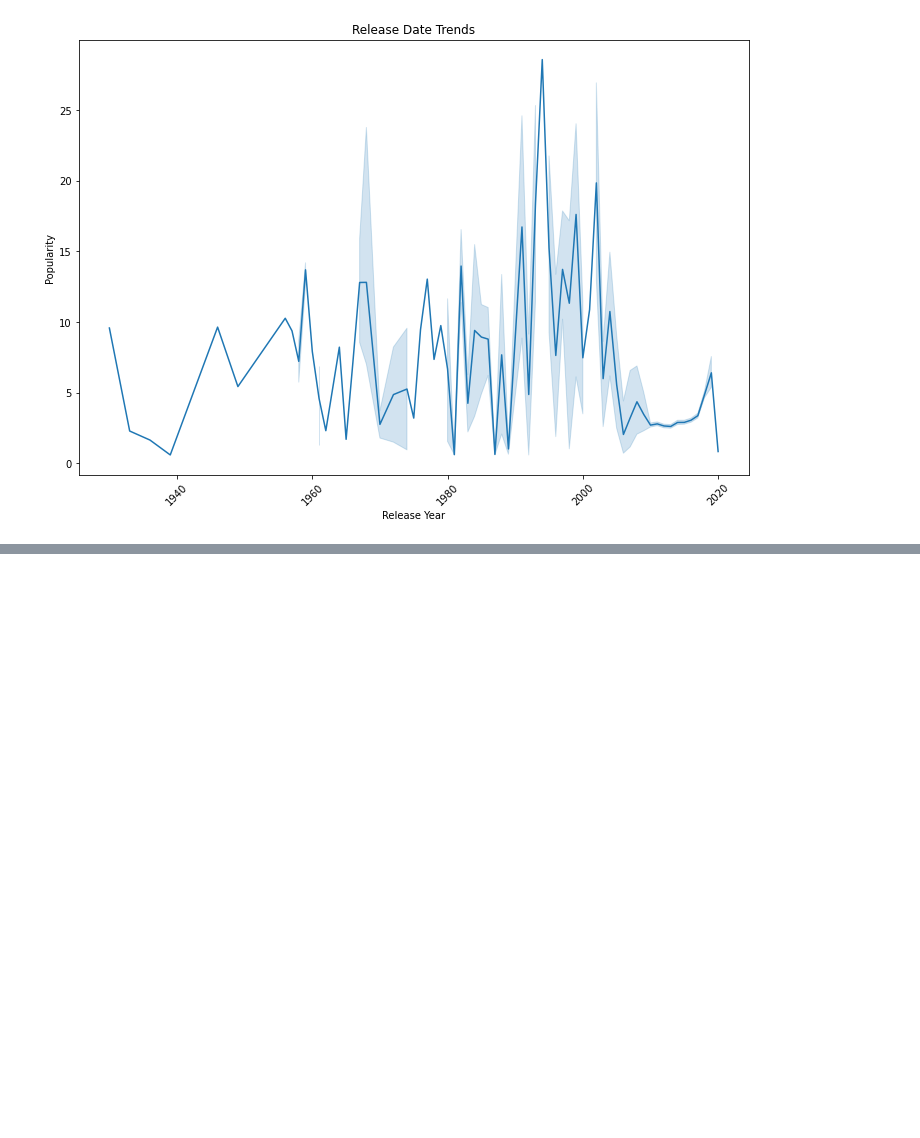
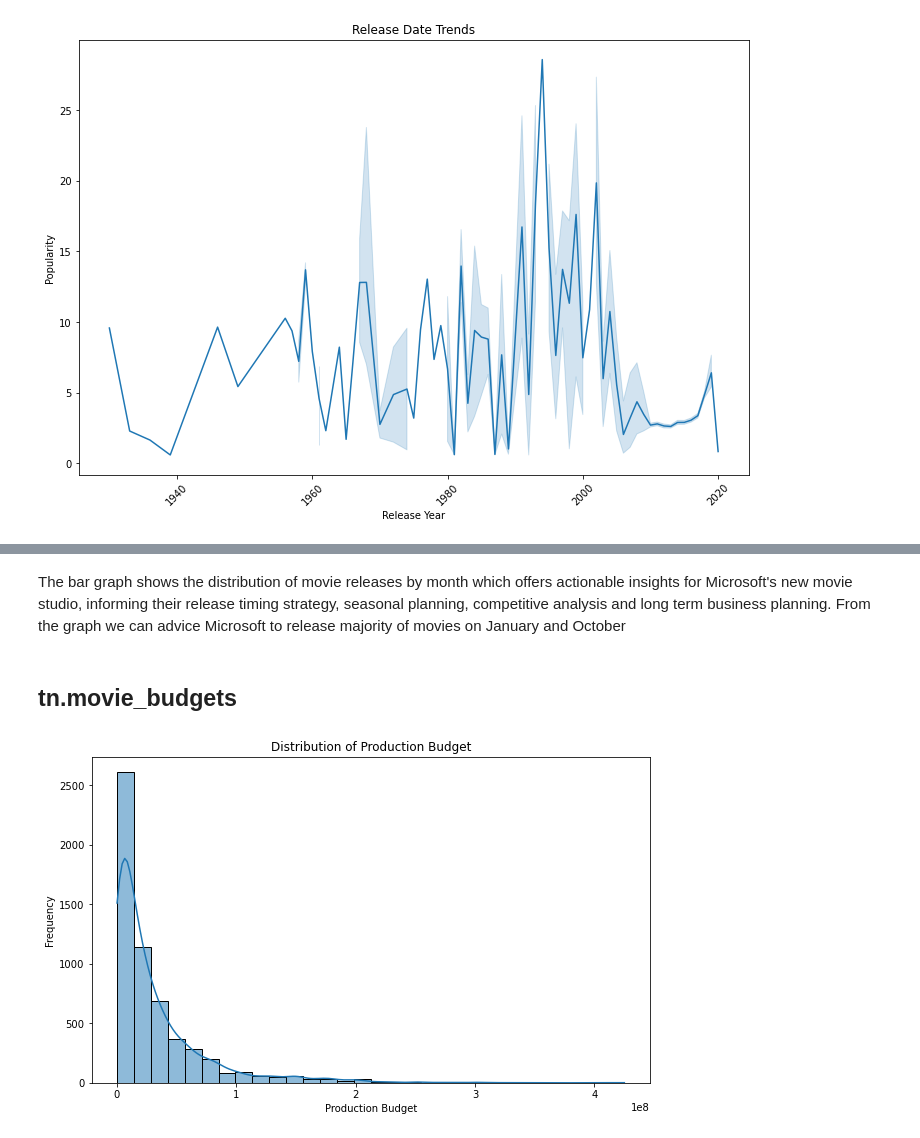
Before and after one commit to Harry-Atulah/dsc-phase-1-project-v2-4, a Jupyter notebook: student.ipynb, the cells around one changed output, grey strips where cells are left out. Cells and saved outputs as stored; diff of their text form; code cells hidden in the pictures; blank space fills up the shorter version.

```diff
--- a/student.ipynb
+++ b/student.ipynb
@@ -148,3 +148,15 @@ production_budget    0
 domestic_gross       0
 worldwide_gross      0
 dtype: int64
+# %%
+tn_df['domestic_gross'] = tn_df['domestic_gross'].str.replace('$', '')  # Remove dollar sign
+tn_df['domestic_gross'] = tn_df['domestic_gross'].str.replace(',', '')  # Remove commas
+tn_df['domestic_gross'] = pd.to_numeric(tn_df['domestic_gross'])
+# %%
+tn_df['production_budget'] = tn_df['production_budget'].str.replace('$', '')  # Remove dollar sign
+tn_df['production_budget'] = tn_df['production_budget'].str.replace(',', '')  # Remove commas
+tn_df['production_budget'] = pd.to_numeric(tn_df['production_budget'])
+# %%
+tn_df['worldwide_gross'] = tn_df['worldwide_gross'].str.replace('$', '')  # Remove dollar sign
+tn_df['worldwide_gross'] = tn_df['worldwide_gross'].str.replace(',', '')  # Remove commas
+tn_df['worldwide_gross'] = pd.to_numeric(tn_df['worldwide_gross'])
@@ -316,0 +363,14 @@ plt.show()
+# %% [markdown]
+The bar graph shows the distribution of movie releases by month which offers actionable insights for Microsoft's new movie studio, informing their release timing strategy, seasonal planning, competitive analysis and long term business planning. From the graph we can advice Microsoft to release majority of movies on January and October
+# %% [markdown]
+## tn.movie_budgets
+# %%
+#Histogram
+plt.figure(figsize=(10, 6))
+sns.histplot(data=tn_df, x='production_budget', bins=30, kde=True)
+plt.title('Distribution of Production Budget')
+plt.xlabel('Production Budget')
+plt.ylabel('Frequency')
+plt.show()
+# %% [output]
+[figure, added]
```
Also changed, not shown: parts of 12 cells of this notebook.
